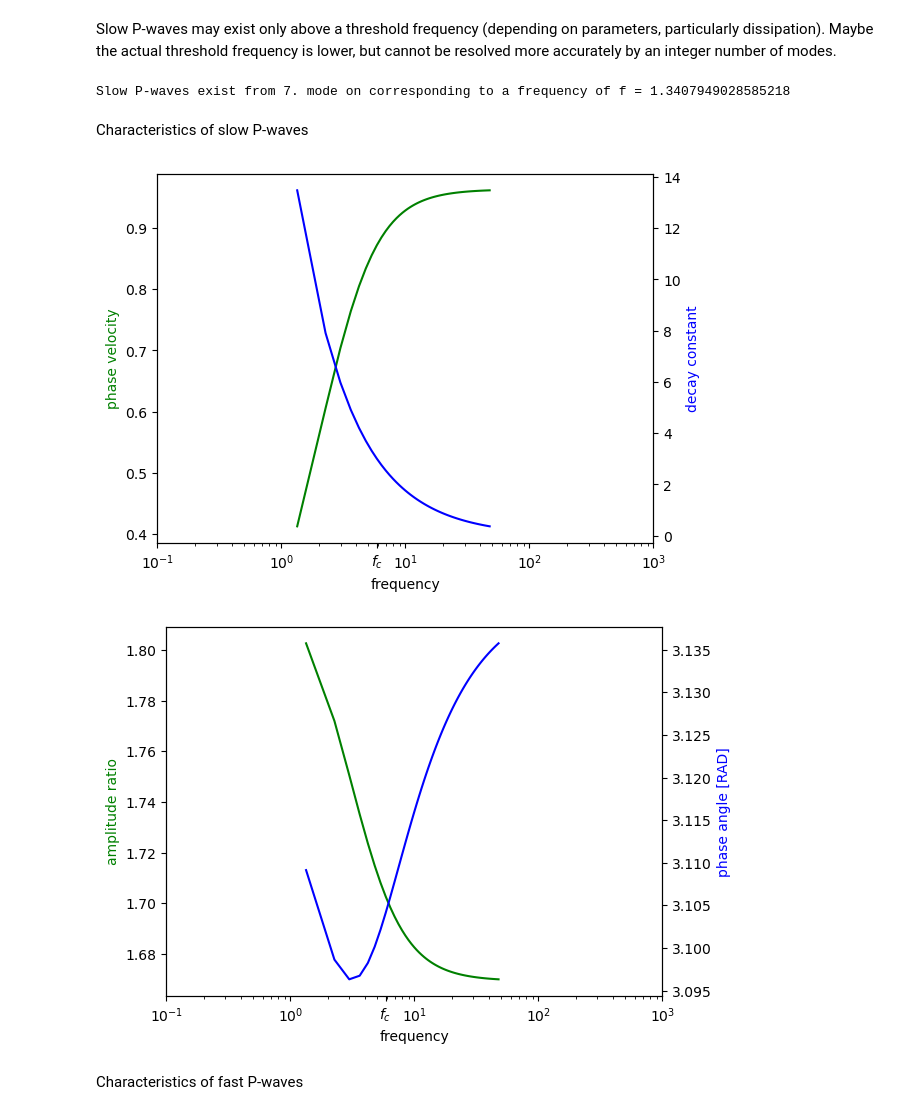
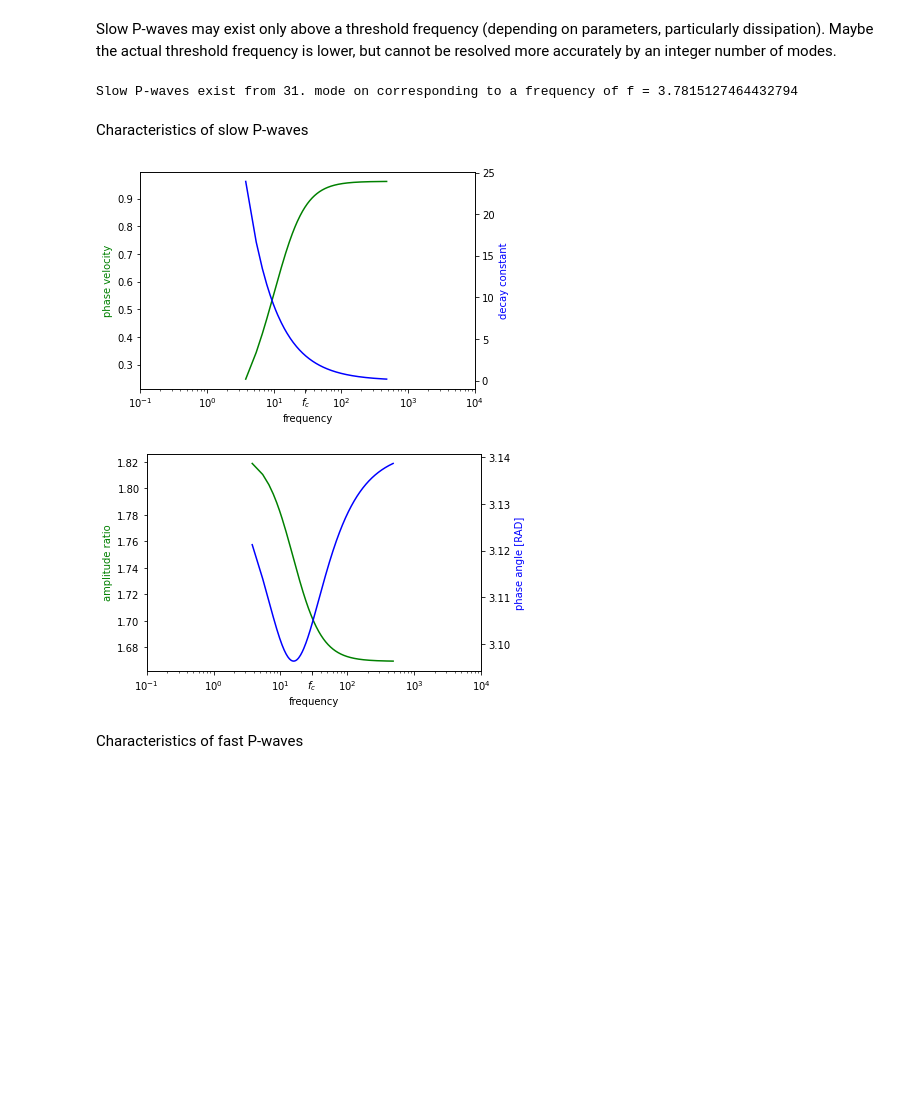
Before and after one commit to nagelt/soil_dynamics, a Jupyter notebook: extra_biot_oscillations.ipynb, the cells around one changed output. Drawn from its saved outputs; the diff is of its cells as text; code cells hidden in the pictures; blank space fills up the shorter version.

Commit message:
finish first review round

```diff
--- a/extra_biot_oscillations.ipynb
+++ b/extra_biot_oscillations.ipynb
@@ -131,7 +131,7 @@ display(nondim_num_k0)
 # %% [markdown]
 Non-dimensional Biot's characteristic frequency [Biot1956: equation (7.4)]
 # %%
-f_critical = (mu*n/(2*sp.pi*kappa*rho_f))*L*(m_v*rho_s)**(1/2)
-f_critical_num = float(f_critical.subs(continuum_num).evalf())
-print("f_crit = {}".format(f_critical_num))   # non-dimensional
+f_characteristic = (mu*n/(2*sp.pi*kappa*rho_f))*L*(m_v*rho_s)**(1/2)
+f_characteristic_num = float(f_characteristic.subs(continuum_num).evalf())
+print("f_crit = {}".format(f_characteristic_num))   # non-dimensional
 # %% [output]
@@ -345,7 +349,7 @@ For the proof, we refer to this characteristic polynomial (S-waves) as a special
 # %% [markdown]
 Characteristics of S-waves (takes some seconds)
 # %%
-Nk = 100
+Nk = 1000
 d = np.zeros(Nk)   # decay constant
 c = np.zeros(Nk)   # phase velocity approximation
 f = np.zeros(Nk)   # frequency
@@ -385,7 +389,7 @@ for k_num in range(Nk):
     evkr = np.array([1.0, -EVP[0,0].evalf()/EVP[0,1].evalf()], dtype=complex)   # first row --> eigenvector
     us_uf = evkr[1]/evkr[0]   # TODO exclude division by zero
     AR[k_num] = 1.0/np.absolute(us_uf)   # fluid-to-solid
-    phi[k_num] = np.abs(np.angle(us_uf))
+    phi[k_num] = np.angle(us_uf)   #np.abs(np.angle(us_uf))
 # %%
 print("nondimensional c_el_S = {}".format(c_el_S_num/c_el_P_num))
 
@@ -415,7 +419,7 @@ nondimensional c_el_S = 0.612372435695794
 # %% [markdown]
 Numbers for TikZ-plots (complex amplitudes and time history)
 # %%
-k_num = 0   # 0, 3, 30
+k_num = 500   # 0, 50, 500
 print(f[k_num])
 print(-d[k_num]/f[k_num])   # delta, with time axis scaled to period
 print(AR[k_num]*np.cos(phi[k_num])) # u_fluid, real part, with u_solid = 1
@@ -739,7 +743,7 @@ The dissipation seems most relevant, as it introduces the asymmetry to the chara
 # %% [markdown]
 Find wave characteristics for increasing values of eigenfrequencies (higher modes)
 # %%
-Nk = 100
+Nk = 1000
 # slow P-wave
 d1 = np.zeros(Nk)   # decay constant
 c1 = np.zeros(Nk)   # phase velocity approximation
@@ -794,49 +798,50 @@ for k_num in range(Nk):
     evkr = np.array([1.0, -EVP[0,0].evalf()/EVP[0,1].evalf()], dtype=complex)   # first row --> eigenvector
     us_uf = evkr[1]/evkr[0]   # TODO exclude division by zero
     AR1[k_num] = 1.0/np.absolute(us_uf)   # fluid-to-solid
-    phi1[k_num] = np.abs(np.angle(us_uf))
+    phi1[k_num] = np.angle(us_uf)   # np.abs(np.angle(us_uf))
 
     EVP = evp_num_P.subs(delta, eigenvalue_num[index_fast])
     evkr = np.array([1.0, -EVP[0,0].evalf()/EVP[0,1].evalf()], dtype=complex)   # first row --> eigenvector
     us_uf = evkr[1]/evkr[0]   # TODO exclude division by zero
     AR2[k_num] = 1.0/np.absolute(us_uf)  # fluid-to-solid
-    phi2[k_num] = np.abs(np.angle(us_uf))
+    phi2[k_num] = np.angle(us_uf)   # np.abs(np.angle(us_uf))
 # %% [markdown]
 Slow P-waves may exist only above a threshold frequency (depending on parameters, particularly dissipation). Maybe the actual threshold frequency is lower, but cannot be resolved more accurately by an integer number of modes.
 # %%
 nonzero_f = f1.nonzero();    # only when there is an frequency (wave exists)
-print("Slow P-waves exist from {}. mode on corresponding to a frequency of f = {}".format(nonzero_f[0][0]+1, f1[nonzero_f[0][0]]))
+index_first_nonzero_f = nonzero_f[0][0]
+print("Slow P-waves exist from {}. mode on corresponding to a frequency of f = {}".format(index_first_nonzero_f+1, f1[index_first_nonzero_f]))
 # %% [output]
-Slow P-waves exist from 7. mode on corresponding to a frequency of f = 1.3407949028585218
+Slow P-waves exist from 31. mode on corresponding to a frequency of f = 3.7815127464432794
 # %% [markdown]
 Characteristics of slow P-waves
 # %%
 fig3, ax5 = plt.subplots();
 ax6 = ax5.twinx();
 ax5.semilogx(f1[nonzero_f], c1[nonzero_f], 'g');
 ax6.semilogx(f1[nonzero_f], np.abs(d1[nonzero_f])/f1[nonzero_f], 'b');   # frequency may be zero so decay instead of damping ratio
 ax5.set_xlabel('frequency');
 #ax5.set_ylim([0, 1])
-ax5.set_xticks(list(ax5.get_xticks()) + [f_critical_num], list(ax5.get_xticklabels()) + ['$f_c$'])   # with extra tick
+ax5.set_xticks(list(ax5.get_xticks()) + [f_characteristic_num], list(ax5.get_xticklabels()) + ['$f_c$'])   # with extra tick
 ax5.set_ylabel('phase velocity', color='g');
 ax6.set_ylabel('decay constant', color='b');
 #ax6.set_ylim([0, 10])
-#tikzplotlib.save("p_wave_slow_eigenvalue.tex", axis_height = '\\figH', axis_width = '\\figW')
+tikzplotlib.save("p_wave_slow_eigenvalue.tex", axis_height = '\\figH', axis_width = '\\figW')
 
 fig4, ax7 = plt.subplots();
 ax8 = ax7.twinx();
 ax7.semilogx(f1[nonzero_f], AR1[nonzero_f], 'g');
 ax8.semilogx(f1[nonzero_f], phi1[nonzero_f], 'b');
 ax7.set_xlabel('frequency');
 #ax7.set_ylim([0,2.5])
-ax7.set_xticks(list(ax7.get_xticks()) + [f_critical_num], list(ax7.get_xticklabels()) + ['$f_c$'])   # with extra tick
+ax7.set_xticks(list(ax7.get_xticks()) + [f_characteristic_num], list(ax7.get_xticklabels()) + ['$f_c$'])   # with extra tick
 ax7.set_ylabel('amplitude ratio', color='g');
 ax8.set_ylabel('phase angle [RAD]', color='b');
 #ax8.set_ylim([-1.2,0])
-#tikzplotlib.save("p_wave_slow_eigenvector.tex", axis_height = '\\figH', axis_width = '\\figW')
+tikzplotlib.save("p_wave_slow_eigenvector.tex", axis_height = '\\figH', axis_width = '\\figW')
 # %% [output]
-[figure, old version]
+[figure, new version]
-[figure, old version]
+[figure, new version]
 # %% [markdown]
 Characteristics of fast P-waves
 # %%
```
Also changed, not shown: parts of 38 cells of this notebook.
